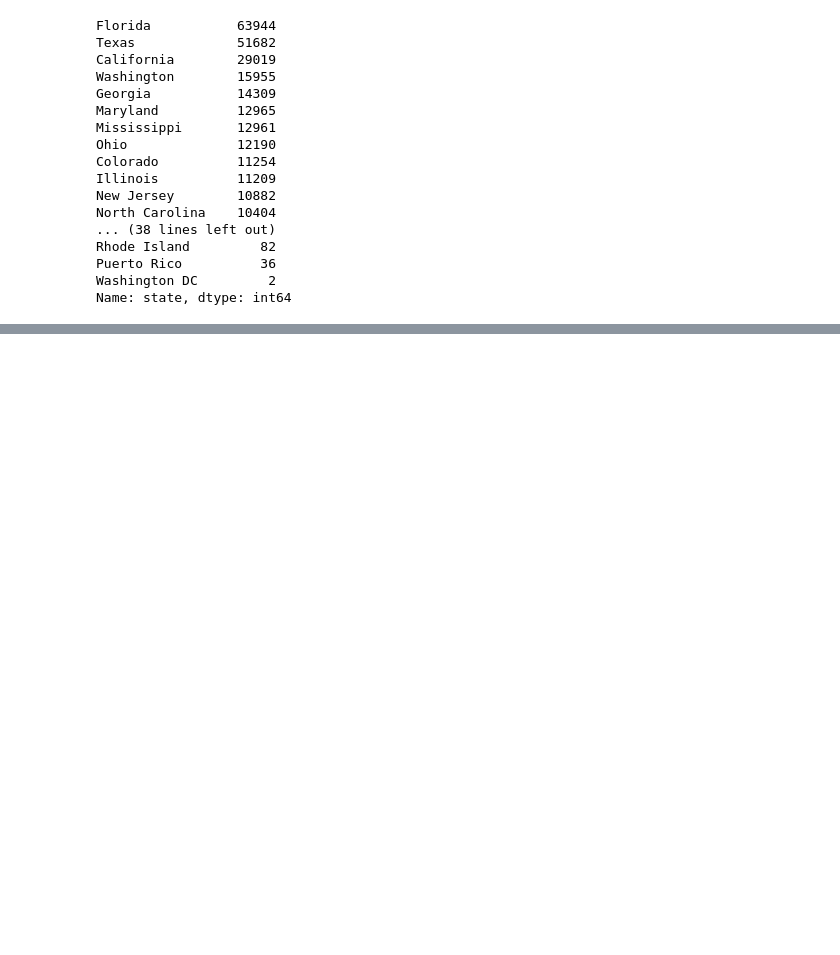
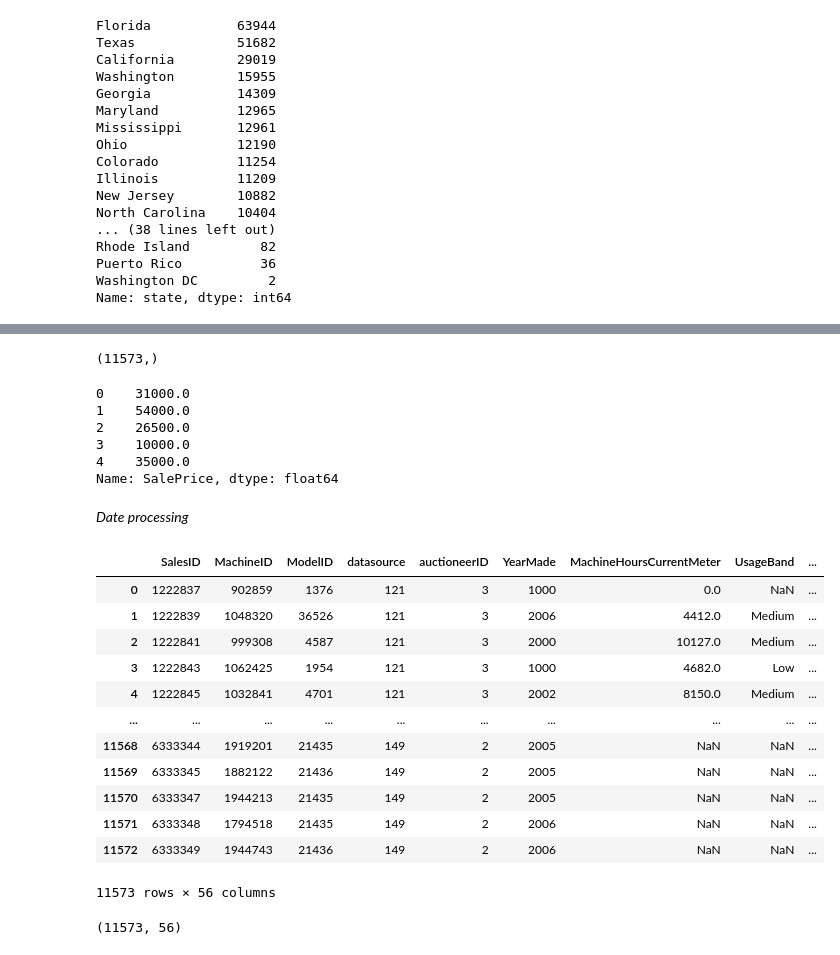
Before and after one commit to PaolaArz/ML_SupervisedLearning_Regression, a Jupyter notebook: ML_SupervisedLearning_Regression.ipynb, the cells around one changed output, grey strips where cells are left out. Cells and saved outputs as stored; diff of their text form; code cells hidden in the pictures; blank space fills up the shorter version.

```diff
--- a/ML_SupervisedLearning_Regression.ipynb
+++ b/ML_SupervisedLearning_Regression.ipynb
@@ -168,8 +168,8 @@ def date_processing(df):
     """
     Feature engineering for the data column: creation of Year, Month, Day, Day of week and day of year column.
     """
-    # Sorting values by Sale Date
-    df.sort_values(by=['saledate'], inplace=True, ascending=True)
+    # Sorting values by Sale Date - removed for processing validation data
+    #df.sort_values(by=['saledate'], inplace=True, ascending=True)
 
     #Split sale data into year, month, day, day of week, day of year
     df['saleYear'] = df.saledate.dt.year
@@ -231,0 +581,3 @@ from sklearn.compose import ColumnTransformer
+# %%
+X_valid = df_valid.copy()
+X_valid.shape
@@ -231,0 +602,36 @@ from sklearn.compose import ColumnTransformer
+# %%
+y_valid = valid_solution.SalePrice
+y_valid.shape
+# %% [output]
+(11573,)
+# %%
+y_valid.head()
+# %% [output]
+0    31000.0
+1    54000.0
+2    26500.0
+3    10000.0
+4    35000.0
+Name: SalePrice, dtype: float64
+# %% [markdown]
+*Date processing*
+# %%
+date_processing(X_valid)
+# %% [output]
+|  | SalesID | MachineID | ModelID | datasource | auctioneerID | YearMade | MachineHoursCurrentMeter | UsageBand | ... |
+| 0 | 1222837 | 902859 | 1376 | 121 | 3 | 1000 | 0.0 | NaN | ... |
+| 1 | 1222839 | 1048320 | 36526 | 121 | 3 | 2006 | 4412.0 | Medium | ... |
+| 2 | 1222841 | 999308 | 4587 | 121 | 3 | 2000 | 10127.0 | Medium | ... |
+| 3 | 1222843 | 1062425 | 1954 | 121 | 3 | 1000 | 4682.0 | Low | ... |
+| 4 | 1222845 | 1032841 | 4701 | 121 | 3 | 2002 | 8150.0 | Medium | ... |
+| ... | ... | ... | ... | ... | ... | ... | ... | ... | ... |
+| 11568 | 6333344 | 1919201 | 21435 | 149 | 2 | 2005 | NaN | NaN | ... |
+| 11569 | 6333345 | 1882122 | 21436 | 149 | 2 | 2005 | NaN | NaN | ... |
+| 11570 | 6333347 | 1944213 | 21435 | 149 | 2 | 2005 | NaN | NaN | ... |
+| 11571 | 6333348 | 1794518 | 21435 | 149 | 2 | 2006 | NaN | NaN | ... |
+| 11572 | 6333349 | 1944743 | 21436 | 149 | 2 | 2006 | NaN | NaN | ... |
+11573 rows × 56 columns
+# %%
+X_valid.shape
+# %% [output]
+(11573, 56)
```
Also changed, not shown: parts of 94 cells of this notebook, 1 other file.
